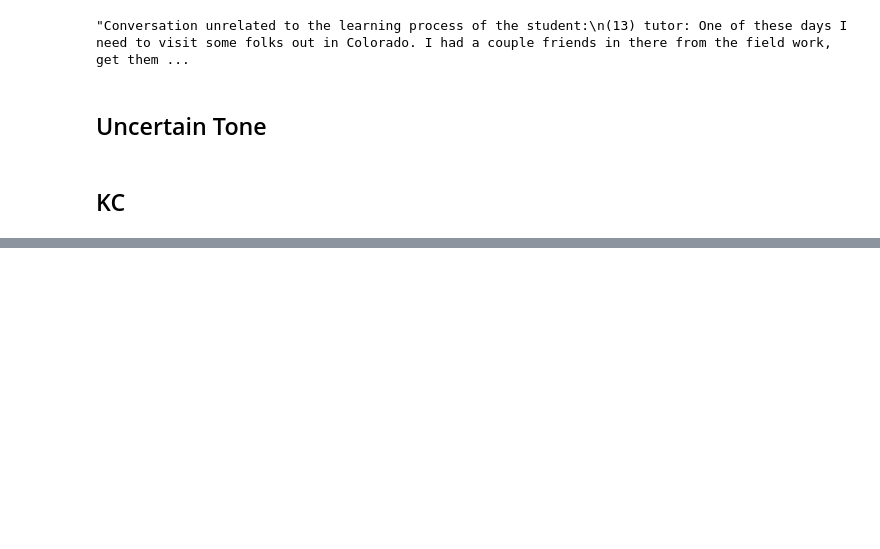
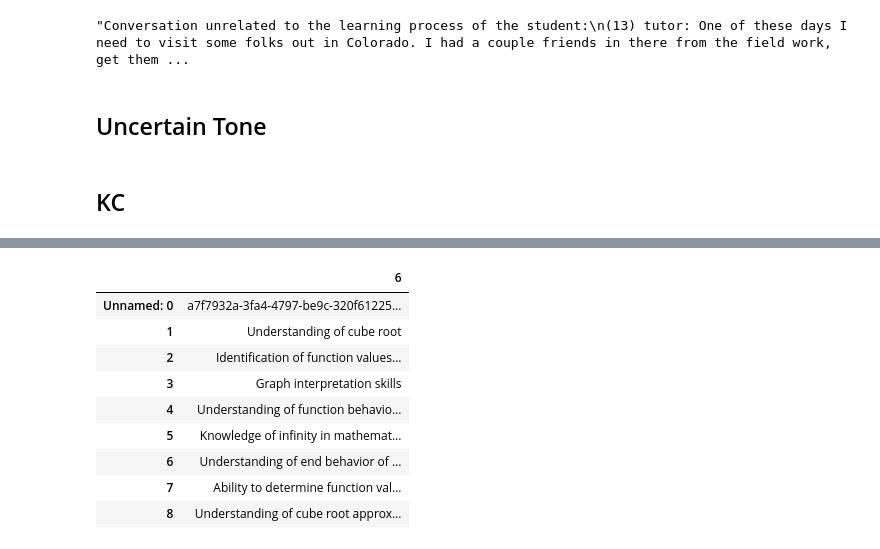
Before and after one commit to JayyyyLee/Varsity-Tutors-CMU-Capstone, a Jupyter notebook: EDA_sample.ipynb, the cells around one changed output, grey strips where cells are left out. Cells and saved outputs as stored; diff of their text form; code cells hidden in the pictures; blank space fills up the shorter version.

```diff
--- a/EDA_sample.ipynb
+++ b/EDA_sample.ipynb
@@ -190,0 +205,15 @@ op.to_csv('/content/drive/MyDrive/Colab Notebooks/sampleaudio/transcript/KC.csv'
+# %%
+k = pd.read_csv('/content/drive/MyDrive/Colab Notebooks/sampleaudio/transcript/KC.csv')
+# %%
+pd.DataFrame(k.iloc[6]).dropna()
+# %% [output]
+|  | 6 |
+| Unnamed: 0 | a7f7932a-3fa4-4797-be9c-320f61225... |
+| 1 | Understanding of cube root |
+| 2 | Identification of function values... |
+| 3 | Graph interpretation skills |
+| 4 | Understanding of function behavio... |
+| 5 | Knowledge of infinity in mathemat... |
+| 6 | Understanding of end behavior of ... |
+| 7 | Ability to determine function val... |
+| 8 | Understanding of cube root approx... |
```
Also changed, not shown: parts of 11 cells of this notebook.
